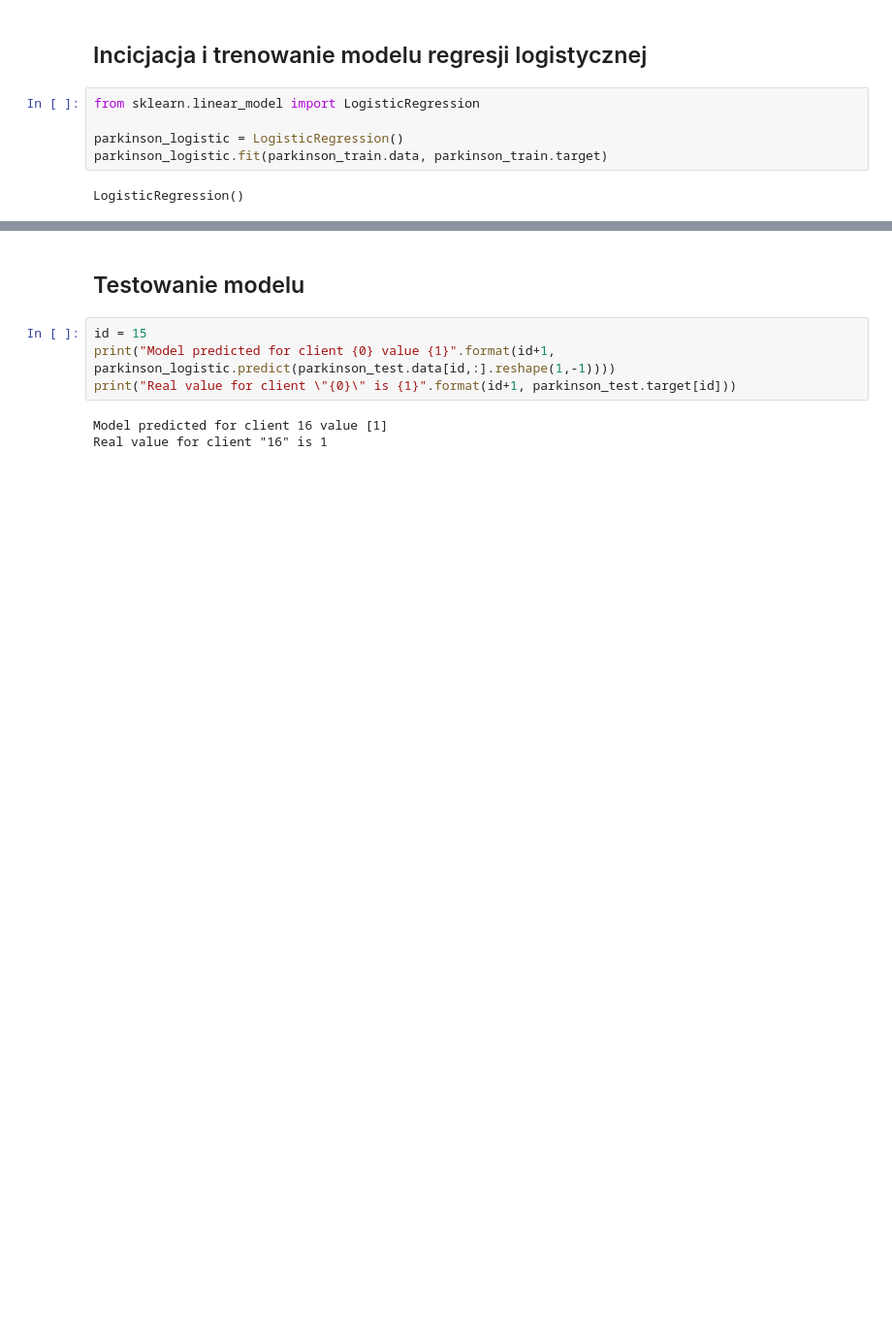
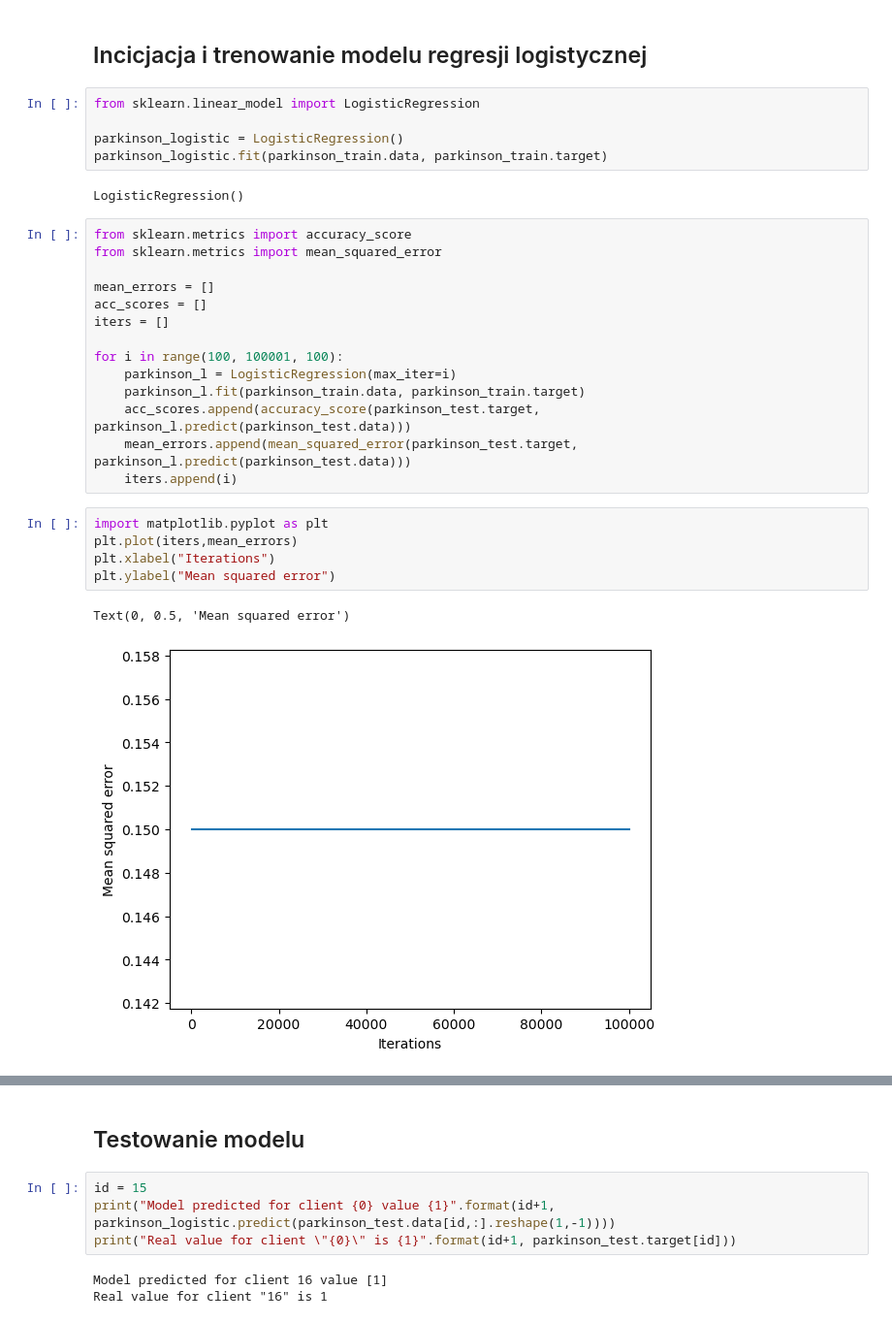
Before and after one commit to ImperTator644/kwd, a Jupyter notebook: projekt/kaczynski_blicharz.ipynb, the cells around one changed output, grey strips where cells are left out. Shown: that part at 97% size. Drawn from its saved outputs; the diff is of its cells as text; blank space fills up the shorter version.

```diff
--- a/projekt/kaczynski_blicharz.ipynb
+++ b/projekt/kaczynski_blicharz.ipynb
@@ -161,3 +161,25 @@ parkinson_logistic = LogisticRegression()
 parkinson_logistic.fit(parkinson_train.data, parkinson_train.target)
 # %% [output]
 LogisticRegression()
+# %%
+from sklearn.metrics import accuracy_score
+from sklearn.metrics import mean_squared_error
+
+mean_errors = []
+acc_scores = []
+iters = []
+
+for i in range(100, 100001, 100):
+    parkinson_l = LogisticRegression(max_iter=i)
+    parkinson_l.fit(parkinson_train.data, parkinson_train.target)
+    acc_scores.append(accuracy_score(parkinson_test.target, parkinson_l.predict(parkinson_test.data)))
+    mean_errors.append(mean_squared_error(parkinson_test.target, parkinson_l.predict(parkinson_test.data)))
+    iters.append(i)
+# %%
+import matplotlib.pyplot as plt
+plt.plot(iters,mean_errors)
+plt.xlabel("Iterations")
+plt.ylabel("Mean squared error")
+# %% [output]
+Text(0, 0.5, 'Mean squared error')
+[figure, added]
```
Also changed, not shown: parts of 4 cells of this notebook.
